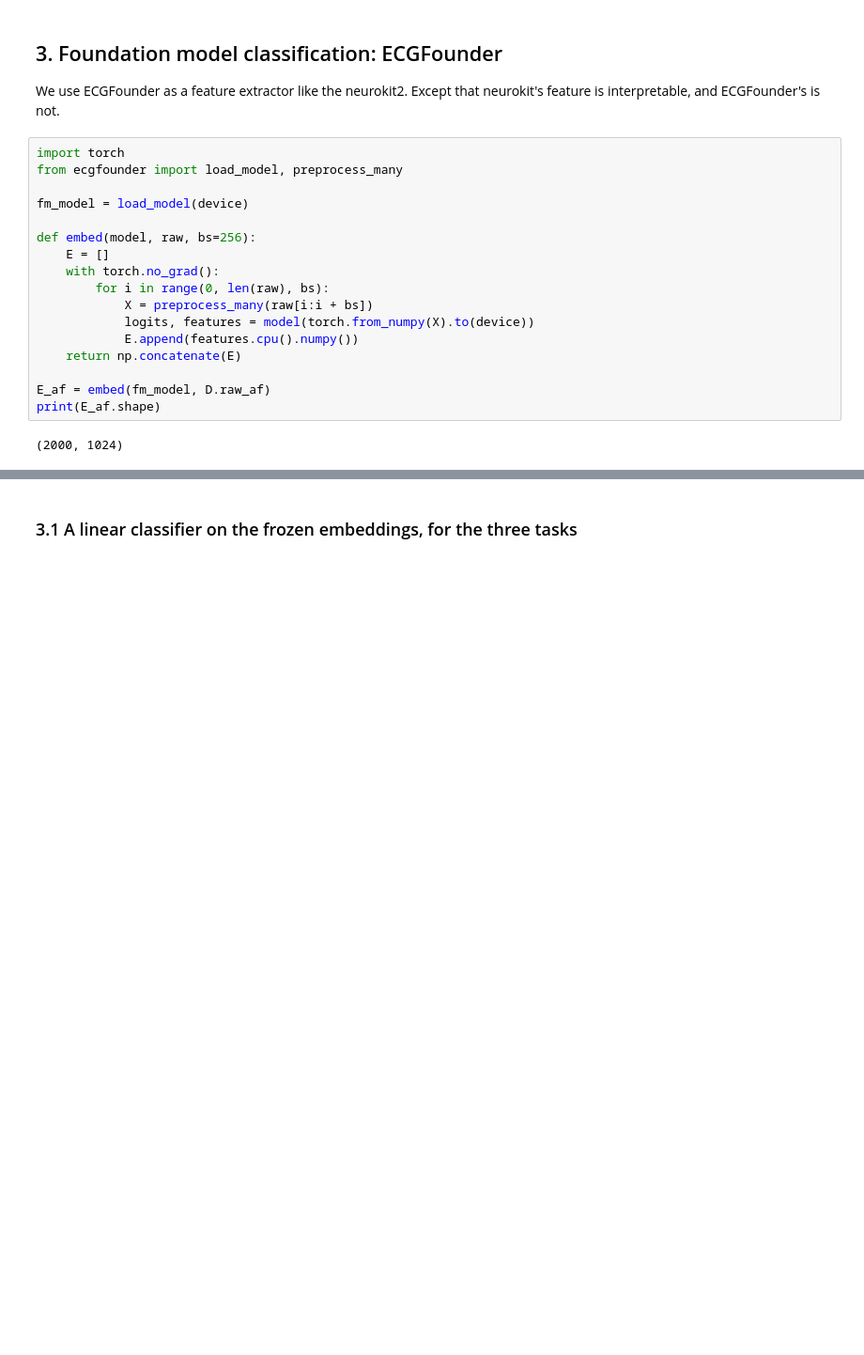
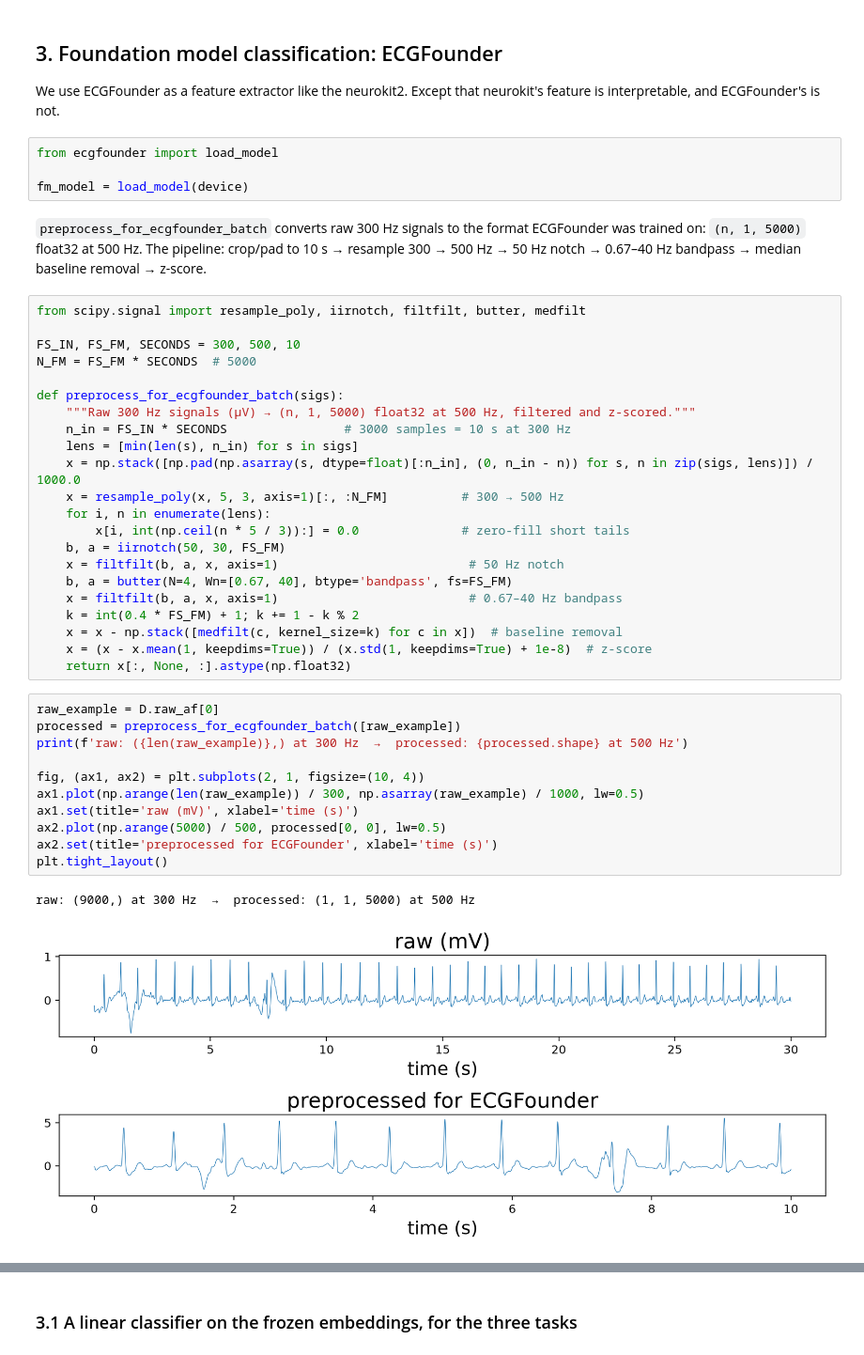
Before and after one commit to junjiechen-chris/CDT-ECG-Lab2, a Jupyter notebook: lab2-end-to-end.ipynb, the cells around one changed output, grey strips where cells are left out. Shown at 94% size. Cells and saved outputs as stored; diff of their text form; blank space fills up the shorter version.

Commit message:
Notebook: show ECGFounder preprocessing as preprocess_for_ecgfounder_batch; solution re-executed

```diff
--- a/lab2-end-to-end.ipynb
+++ b/lab2-end-to-end.ipynb
@@ -315,21 +315,44 @@ epoch 2/2: validation 0.773
 
 We use ECGFounder as a feature extractor like the neurokit2. Except that neurokit's feature is interpretable, and ECGFounder's is not.
 # %%
-import torch
-from ecgfounder import load_model, preprocess_many
+from ecgfounder import load_model
 
 fm_model = load_model(device)
-
-def embed(model, raw, bs=256):
-    E = []
-    with torch.no_grad():
-        for i in range(0, len(raw), bs):
-            X = preprocess_many(raw[i:i + bs])
-            logits, features = model(torch.from_numpy(X).to(device))
-            E.append(features.cpu().numpy())
-    return np.concatenate(E)
-
-E_af = embed(fm_model, D.raw_af)
-print(E_af.shape)
-# %% [output]
-(2000, 1024)
+# %% [markdown]
+`preprocess_for_ecgfounder_batch` converts raw 300 Hz signals to the format ECGFounder was trained on: `(n, 1, 5000)` float32 at 500 Hz. The pipeline: crop/pad to 10 s → resample 300 → 500 Hz → 50 Hz notch → 0.67–40 Hz bandpass → median baseline removal → z-score.
+# %%
+from scipy.signal import resample_poly, iirnotch, filtfilt, butter, medfilt
+
+FS_IN, FS_FM, SECONDS = 300, 500, 10
+N_FM = FS_FM * SECONDS  # 5000
+
+def preprocess_for_ecgfounder_batch(sigs):
+    """Raw 300 Hz signals (µV) → (n, 1, 5000) float32 at 500 Hz, filtered and z-scored."""
+    n_in = FS_IN * SECONDS                # 3000 samples = 10 s at 300 Hz
+    lens = [min(len(s), n_in) for s in sigs]
+    x = np.stack([np.pad(np.asarray(s, dtype=float)[:n_in], (0, n_in - n)) for s, n in zip(sigs, lens)]) / 1000.0
+    x = resample_poly(x, 5, 3, axis=1)[:, :N_FM]          # 300 → 500 Hz
+    for i, n in enumerate(lens):
+        x[i, int(np.ceil(n * 5 / 3)):] = 0.0              # zero-fill short tails
+    b, a = iirnotch(50, 30, FS_FM)
+    x = filtfilt(b, a, x, axis=1)                          # 50 Hz notch
+    b, a = butter(N=4, Wn=[0.67, 40], btype='bandpass', fs=FS_FM)
+    x = filtfilt(b, a, x, axis=1)                          # 0.67–40 Hz bandpass
+    k = int(0.4 * FS_FM) + 1; k += 1 - k % 2
+    x = x - np.stack([medfilt(c, kernel_size=k) for c in x])  # baseline removal
+    x = (x - x.mean(1, keepdims=True)) / (x.std(1, keepdims=True) + 1e-8)  # z-score
+    return x[:, None, :].astype(np.float32)
+# %%
+raw_example = D.raw_af[0]
+processed = preprocess_for_ecgfounder_batch([raw_example])
+print(f'raw: ({len(raw_example)},) at 300 Hz  →  processed: {processed.shape} at 500 Hz')
+
+fig, (ax1, ax2) = plt.subplots(2, 1, figsize=(10, 4))
+ax1.plot(np.arange(len(raw_example)) / 300, np.asarray(raw_example) / 1000, lw=0.5)
+ax1.set(title='raw (mV)', xlabel='time (s)')
+ax2.plot(np.arange(5000) / 500, processed[0, 0], lw=0.5)
+ax2.set(title='preprocessed for ECGFounder', xlabel='time (s)')
+plt.tight_layout()
+# %% [output]
+raw: (9000,) at 300 Hz  →  processed: (1, 1, 5000) at 500 Hz
+[figure, added]
```
Also changed, not shown: parts of 1 cell of this notebook, 1 other file.
